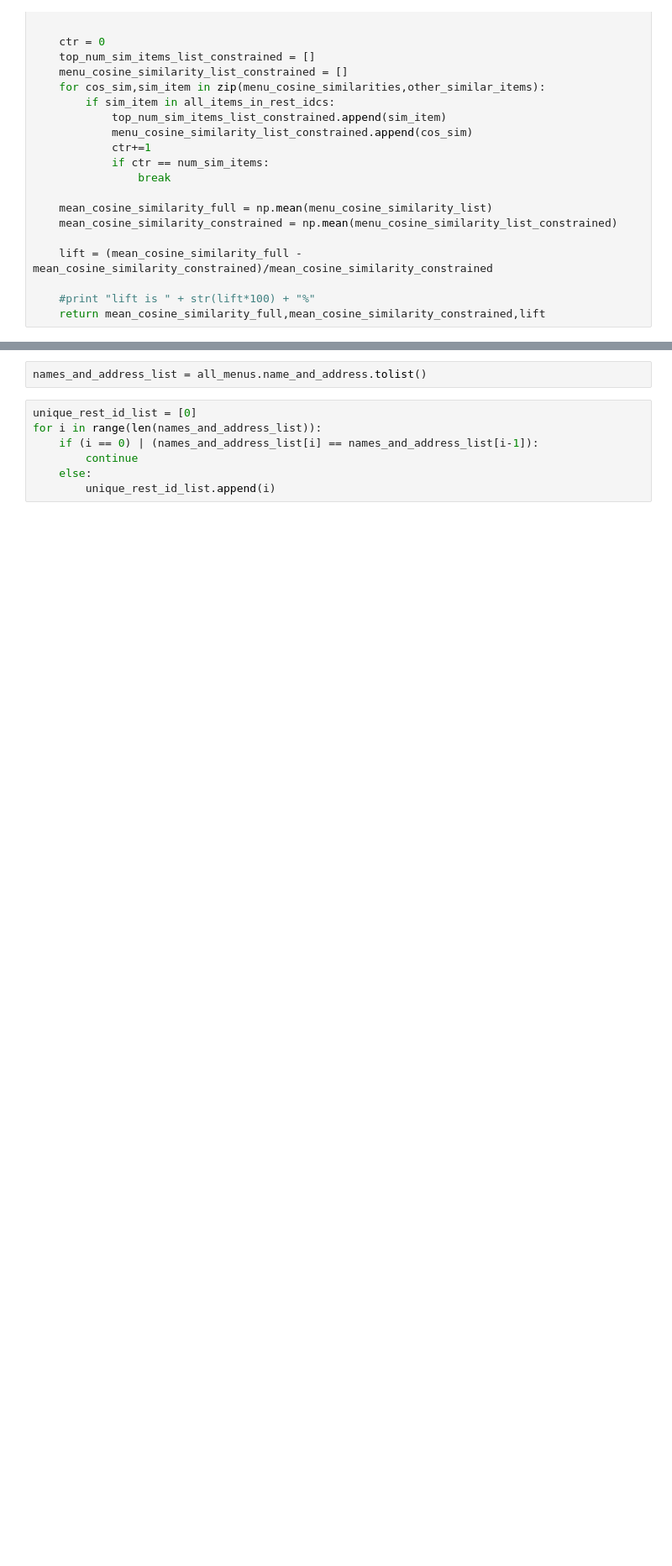
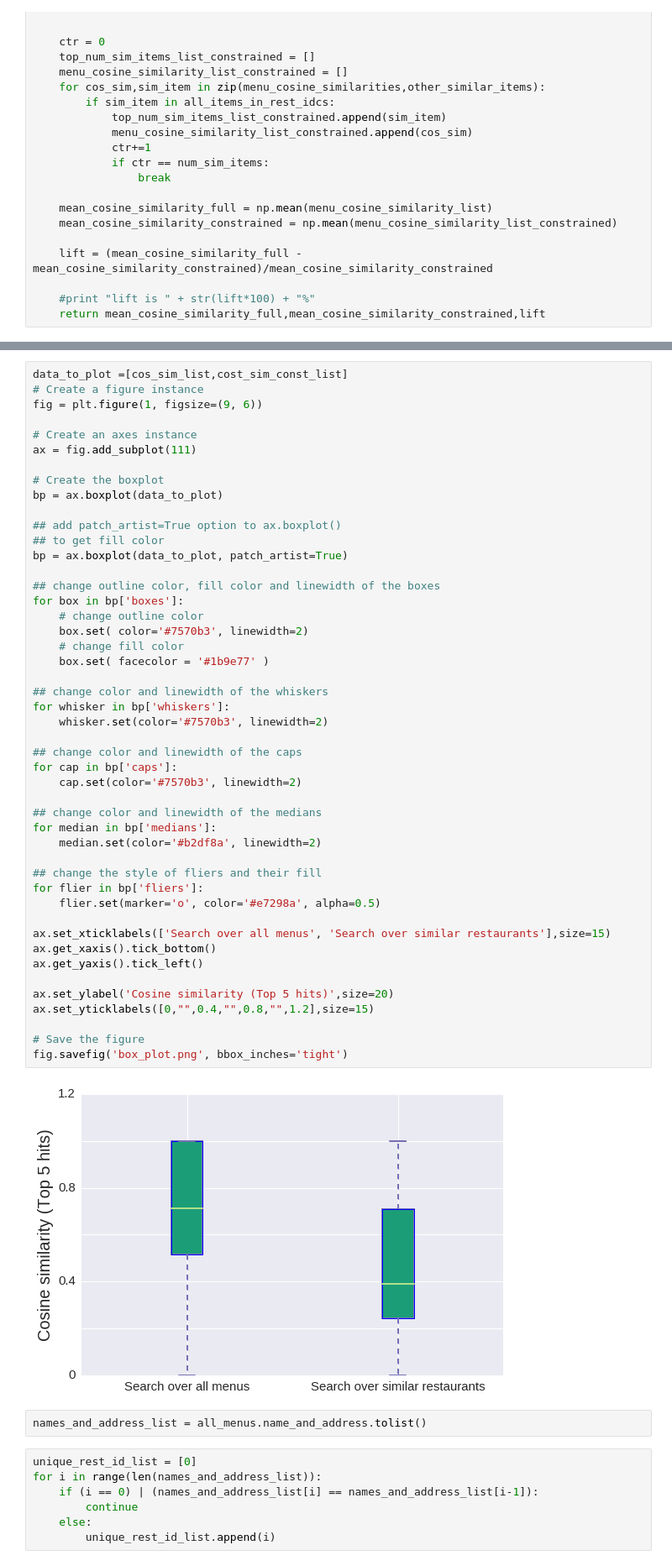
Before and after one commit to harisk87/RestMenu, a Jupyter notebook: Restaurant_menu_2.ipynb, the cells around one changed output, grey strips where cells are left out. Shown at 84% size. Saved outputs shown, nothing was run; the diff lists cells and outputs as text; blank space fills up the shorter version.

```diff
--- a/Restaurant_menu_2.ipynb
+++ b/Restaurant_menu_2.ipynb
@@ -392,3 +401,52 @@ plt.hist(test_list,bins=50)
+# %%
+data_to_plot =[cos_sim_list,cost_sim_const_list]
+# Create a figure instance
+fig = plt.figure(1, figsize=(9, 6))
+
+# Create an axes instance
+ax = fig.add_subplot(111)
+
+# Create the boxplot
+bp = ax.boxplot(data_to_plot)
+
+## add patch_artist=True option to ax.boxplot()
+## to get fill color
+bp = ax.boxplot(data_to_plot, patch_artist=True)
+
+## change outline color, fill color and linewidth of the boxes
+for box in bp['boxes']:
+    # change outline color
+    box.set( color='#7570b3', linewidth=2)
+    # change fill color
+    box.set( facecolor = '#1b9e77' )
+
+## change color and linewidth of the whiskers
+for whisker in bp['whiskers']:
+    whisker.set(color='#7570b3', linewidth=2)
+
+## change color and linewidth of the caps
+for cap in bp['caps']:
+    cap.set(color='#7570b3', linewidth=2)
+
+## change color and linewidth of the medians
+for median in bp['medians']:
+    median.set(color='#b2df8a', linewidth=2)
+
+## change the style of fliers and their fill
+for flier in bp['fliers']:
+    flier.set(marker='o', color='#e7298a', alpha=0.5)
+
+ax.set_xticklabels(['Search over all menus', 'Search over similar restaurants'],size=15)
+ax.get_xaxis().tick_bottom()
+ax.get_yaxis().tick_left()
+
+ax.set_ylabel('Cosine similarity (Top 5 hits)',size=20)
+ax.set_yticklabels([0,"",0.4,"",0.8,"",1.2],size=15)
+
+# Save the figure
+fig.savefig('box_plot.png', bbox_inches='tight')
+# %% [output]
+[figure, added]
 # %%
 names_and_address_list = all_menus.name_and_address.tolist()
 # %%
```
Also changed, not shown: parts of 7 cells of this notebook, 4 other files.
